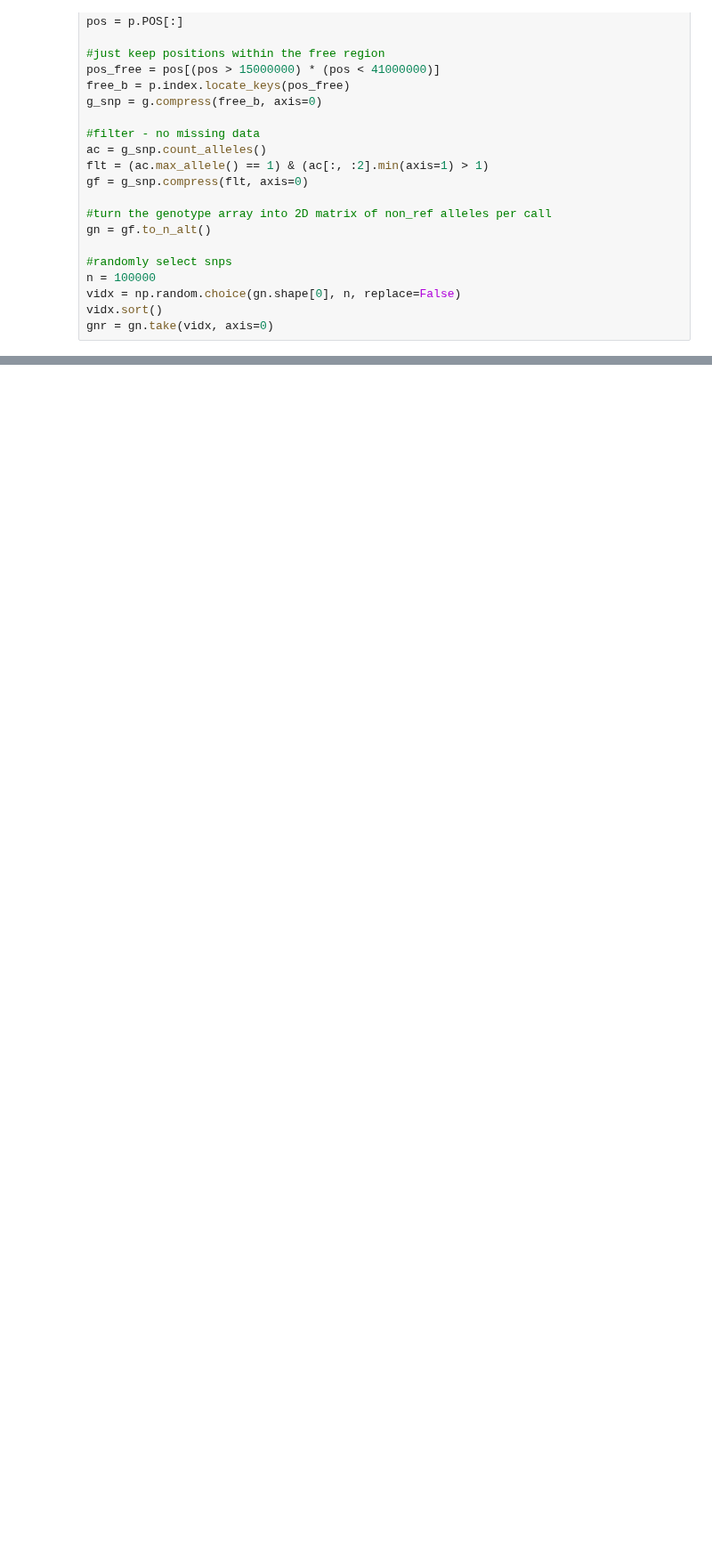
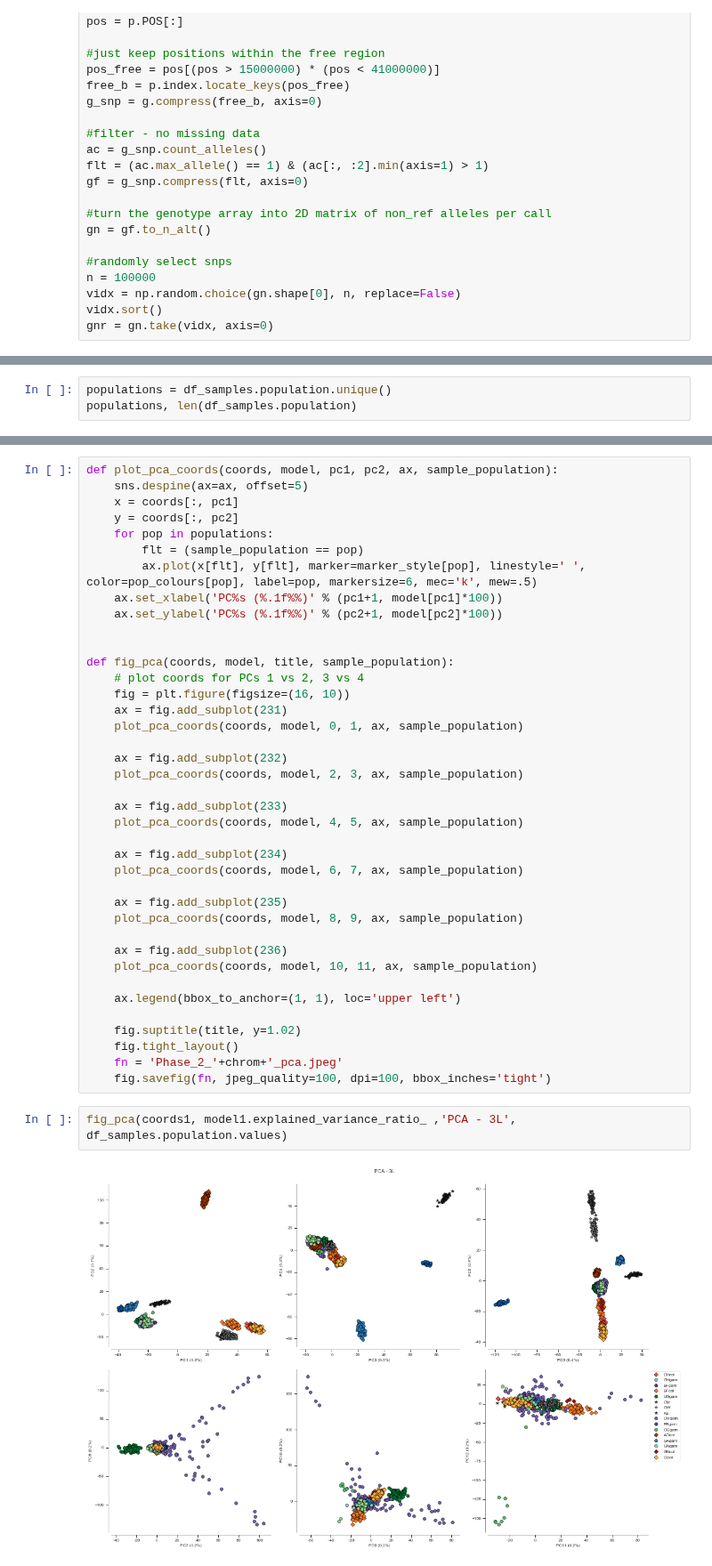
Before and after one commit to alimanfoo/ag1000g-phase2-data-paper, a Jupyter notebook: notebooks/figure_PCA.ipynb, the cells around one changed output, grey strips where cells are left out. Shown at 89% size. Saved outputs shown, nothing was run; the diff lists cells and outputs as text; blank space fills up the shorter version.

```diff
--- a/notebooks/figure_PCA.ipynb
+++ b/notebooks/figure_PCA.ipynb
@@ -73,0 +167,3 @@ allel.s
+# %%
+populations = df_samples.population.unique()
+populations, len(df_samples.population)
@@ -73,0 +185,43 @@ allel.s
+# %%
+def plot_pca_coords(coords, model, pc1, pc2, ax, sample_population):
+    sns.despine(ax=ax, offset=5)
+    x = coords[:, pc1]
+    y = coords[:, pc2]
+    for pop in populations:
+        flt = (sample_population == pop)
+        ax.plot(x[flt], y[flt], marker=marker_style[pop], linestyle=' ', color=pop_colours[pop], label=pop, markersize=6, mec='k', mew=.5)
+    ax.set_xlabel('PC%s (%.1f%%)' % (pc1+1, model[pc1]*100))
+    ax.set_ylabel('PC%s (%.1f%%)' % (pc2+1, model[pc2]*100))
+
+
+def fig_pca(coords, model, title, sample_population):
+    # plot coords for PCs 1 vs 2, 3 vs 4
+    fig = plt.figure(figsize=(16, 10))
+    ax = fig.add_subplot(231)
+    plot_pca_coords(coords, model, 0, 1, ax, sample_population)
+
+    ax = fig.add_subplot(232)
+    plot_pca_coords(coords, model, 2, 3, ax, sample_population)
+
+    ax = fig.add_subplot(233)
+    plot_pca_coords(coords, model, 4, 5, ax, sample_population)
+
+    ax = fig.add_subplot(234)
+    plot_pca_coords(coords, model, 6, 7, ax, sample_population)
+
+    ax = fig.add_subplot(235)
+    plot_pca_coords(coords, model, 8, 9, ax, sample_population)
+
+    ax = fig.add_subplot(236)
+    plot_pca_coords(coords, model, 10, 11, ax, sample_population)
+
+    ax.legend(bbox_to_anchor=(1, 1), loc='upper left')
+
+    fig.suptitle(title, y=1.02)
+    fig.tight_layout()
+    fn = 'Phase_2_'+chrom+'_pca.jpeg'
+    fig.savefig(fn, jpeg_quality=100, dpi=100, bbox_inches='tight')
+# %%
+fig_pca(coords1, model1.explained_variance_ratio_ ,'PCA - 3L', df_samples.population.values)
+# %% [output]
+[figure, added]
```
Also changed, not shown: parts of 17 cells of this notebook, 3 other files.
